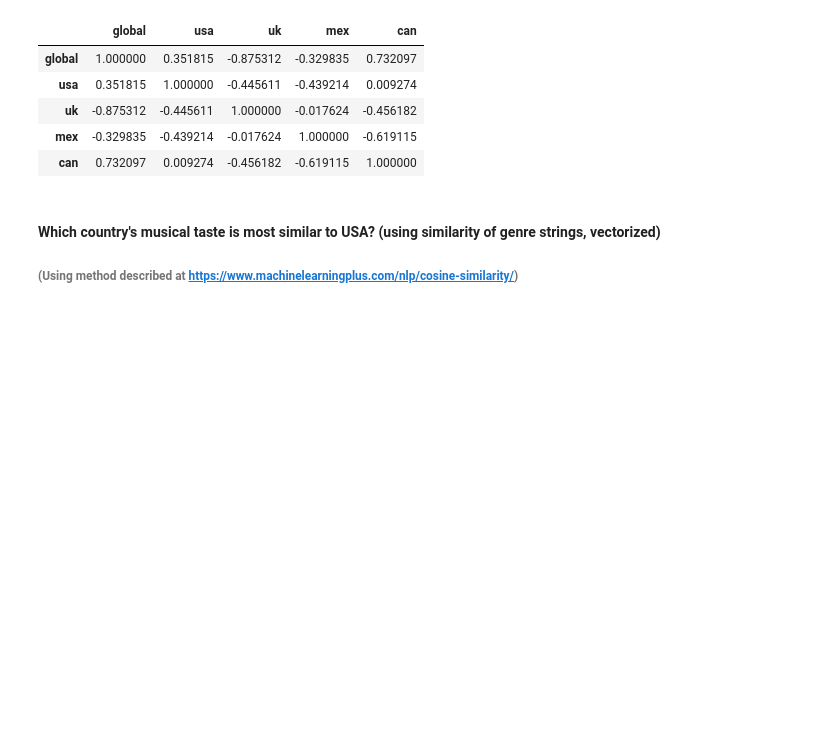
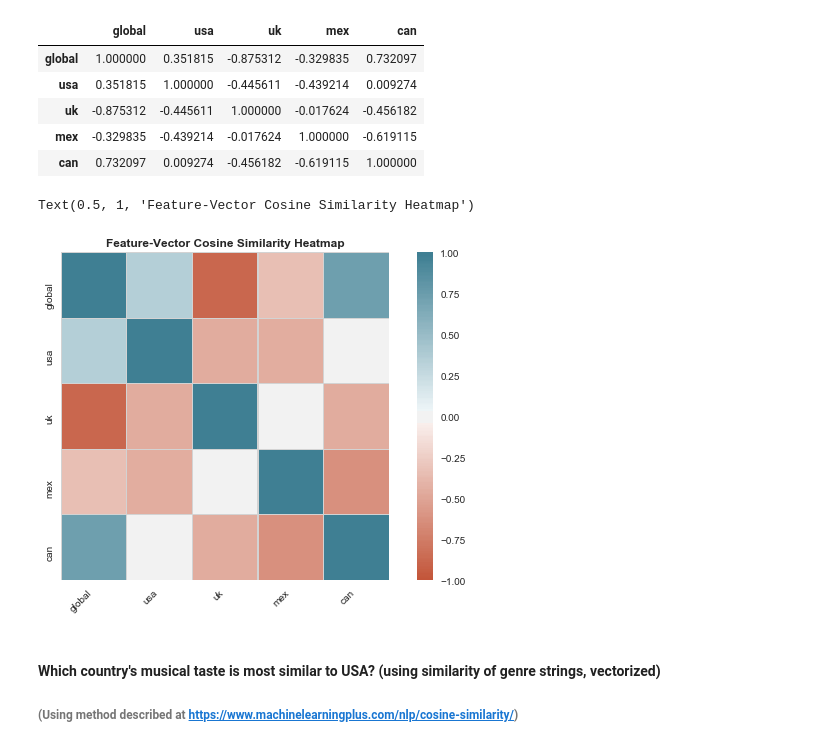
Before and after one commit to jakemull13/spotify_musical_tastes_analysis, a Jupyter notebook: capstone.ipynb, the cells around one changed output. Saved outputs shown, nothing was run; the diff lists cells and outputs as text; code cells hidden in the pictures; blank space fills up the shorter version.

```diff
--- a/capstone.ipynb
+++ b/capstone.ipynb
@@ -489,6 +505,29 @@ similarity_df
 | uk | -0.875312 | -0.445611 | 1.000000 | -0.017624 | -0.456182 |
 | mex | -0.329835 | -0.439214 | -0.017624 | 1.000000 | -0.619115 |
 | can | 0.732097 | 0.009274 | -0.456182 | -0.619115 | 1.000000 |
+# %%
+#visualize with with a heatmap
+def similarity_heatmap(dataframe):
+    ax = sns.heatmap(
+        dataframe,
+        vmin=-1, vmax=1, center=0,
+        cmap=sns.diverging_palette(20, 220, n=200),
+        square=True,
+        linewidth=.1,
+        linecolor='lightgray'
+        )
+    ax.set_xticklabels(
+        ax.get_xticklabels(),
+        rotation=45,
+        horizontalalignment='right');
+
+similarity_heatmap(similarity_df)
+plt.title('Feature-Vector Cosine Similarity Heatmap', fontsize=12, fontweight='bold')
+plt.tight_layout()
+plt.savefig('feature_similarity_heatmap', dpi=240)
+# %% [output]
+Text(0.5, 1, 'Feature-Vector Cosine Similarity Heatmap')
+[figure, added]
 # %% [markdown]
 #### Which country's musical taste is most similar to USA? (using similarity of genre strings, vectorized)
 ###### (Using method described at https://www.machinelearningplus.com/nlp/cosine-similarity/)
```
Also changed, not shown: parts of 2 cells of this notebook, 2 other files.
